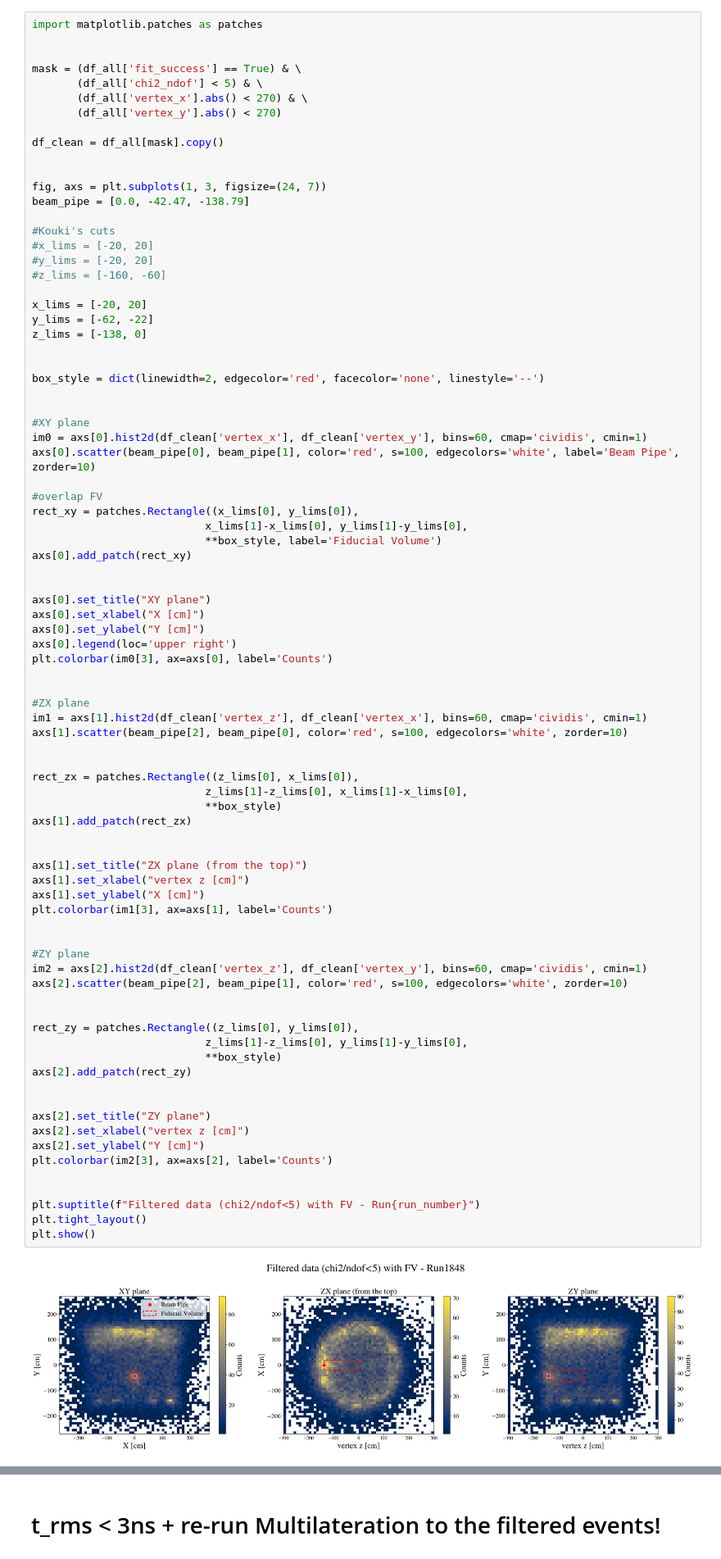
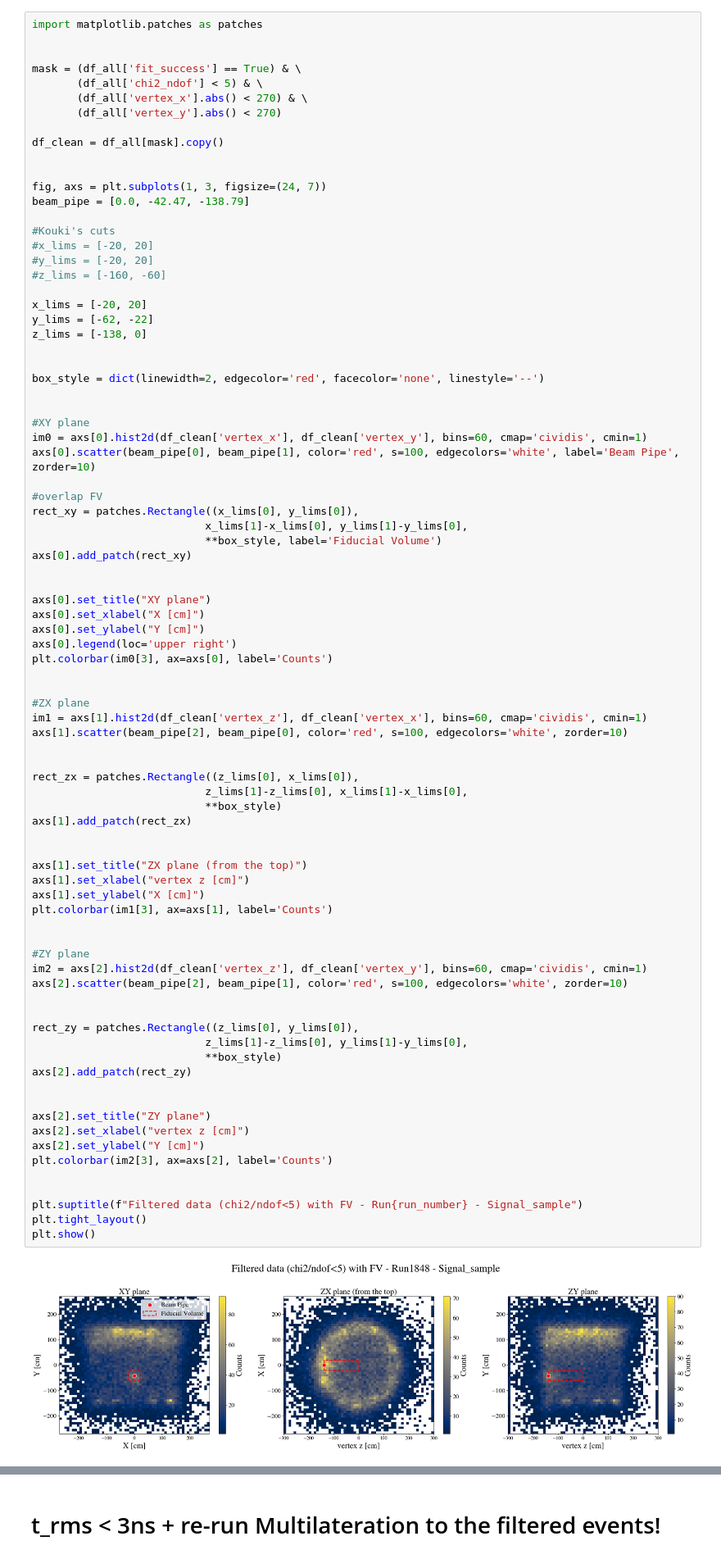
Before and after one commit to elenaramos44/9Li_analysis, a Jupyter notebook: notebooks/multilat_vertex.ipynb, the cells around one changed output, grey strips where cells are left out. Shown at 82% size. Drawn from its saved outputs; the diff is of its cells as text.

```diff
--- a/notebooks/multilat_vertex.ipynb
+++ b/notebooks/multilat_vertex.ipynb
@@ -567,35 +570,35 @@ rect_zx = patches.Rectangle((z_lims[0], x_lims[0]),
                            **box_style)
 axs[1].add_patch(rect_zx)
 
 
 axs[1].set_title("ZX plane (from the top)")
 axs[1].set_xlabel("vertex z [cm]")
 axs[1].set_ylabel("X [cm]")
 plt.colorbar(im1[3], ax=axs[1], label='Counts')
 
 
 #ZY plane
 im2 = axs[2].hist2d(df_clean['vertex_z'], df_clean['vertex_y'], bins=60, cmap='cividis', cmin=1)
 axs[2].scatter(beam_pipe[2], beam_pipe[1], color='red', s=100, edgecolors='white', zorder=10)
 
 
 rect_zy = patches.Rectangle((z_lims[0], y_lims[0]),
                            z_lims[1]-z_lims[0], y_lims[1]-y_lims[0],
                            **box_style)
 axs[2].add_patch(rect_zy)
 
 
 axs[2].set_title("ZY plane")
 axs[2].set_xlabel("vertex z [cm]")
 axs[2].set_ylabel("Y [cm]")
 plt.colorbar(im2[3], ax=axs[2], label='Counts')
 
 
-plt.suptitle(f"Filtered data (chi2/ndof<5) with FV - Run{run_number}")
+plt.suptitle(f"Filtered data (chi2/ndof<5) with FV - Run{run_number} - Signal_sample")
 plt.tight_layout()
 plt.show()
 # %% [output]
-[figure, old version]
+[figure, new version]
 # %%
 total_events = len(df_all)
 passed_events = len(df_clean)
```
Also changed, not shown: parts of 13 cells of this notebook, 21 other files.
